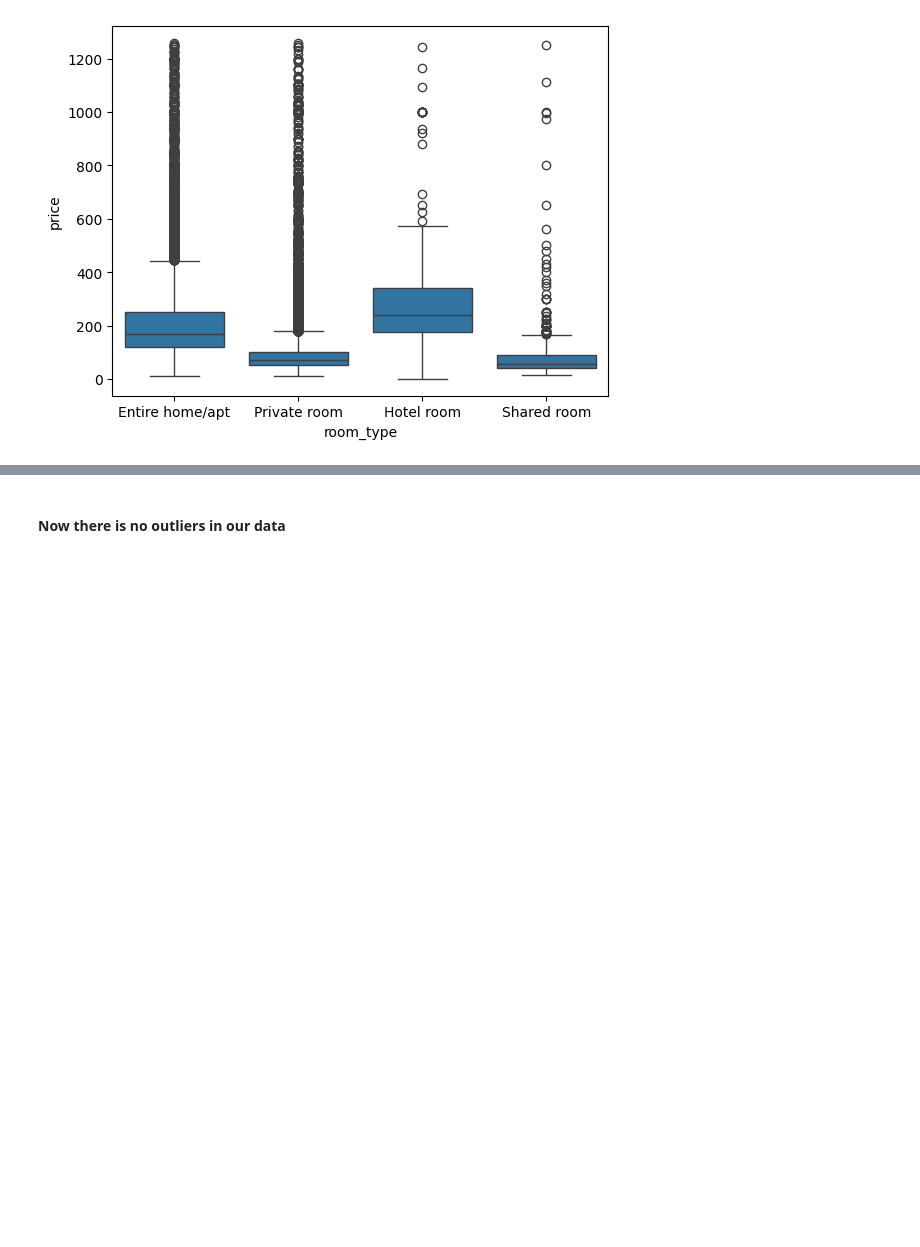
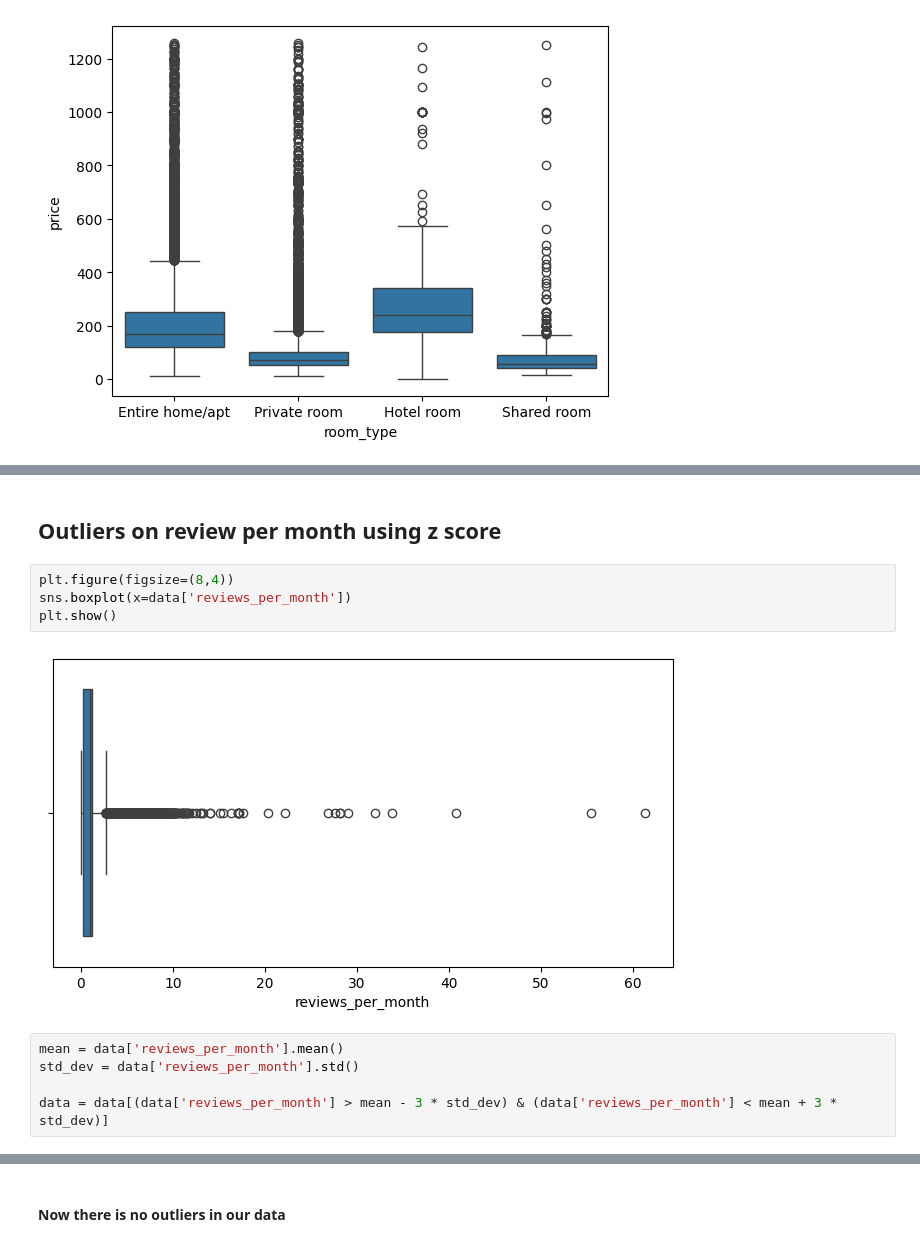
Before and after one commit to Ankit6174/Airbnb-Price-Analysis, a Jupyter notebook: notebooks/data_cleaning.ipynb, the cells around one changed output, grey strips where cells are left out. Drawn from its saved outputs; the diff is of its cells as text; blank space fills up the shorter version.

```diff
--- a/notebooks/data_cleaning.ipynb
+++ b/notebooks/data_cleaning.ipynb
@@ -145,0 +165,13 @@ plt.show()
+# %% [markdown]
+## Outliers on review per month using z score
+# %%
+plt.figure(figsize=(8,4))
+sns.boxplot(x=data['reviews_per_month'])
+plt.show()
+# %% [output]
+[figure, added]
+# %%
+mean = data['reviews_per_month'].mean()
+std_dev = data['reviews_per_month'].std()
+
+data = data[(data['reviews_per_month'] > mean - 3 * std_dev) & (data['reviews_per_month'] < mean + 3 * std_dev)]
```
Also changed, not shown: parts of 12 cells of this notebook, 4 other files.
